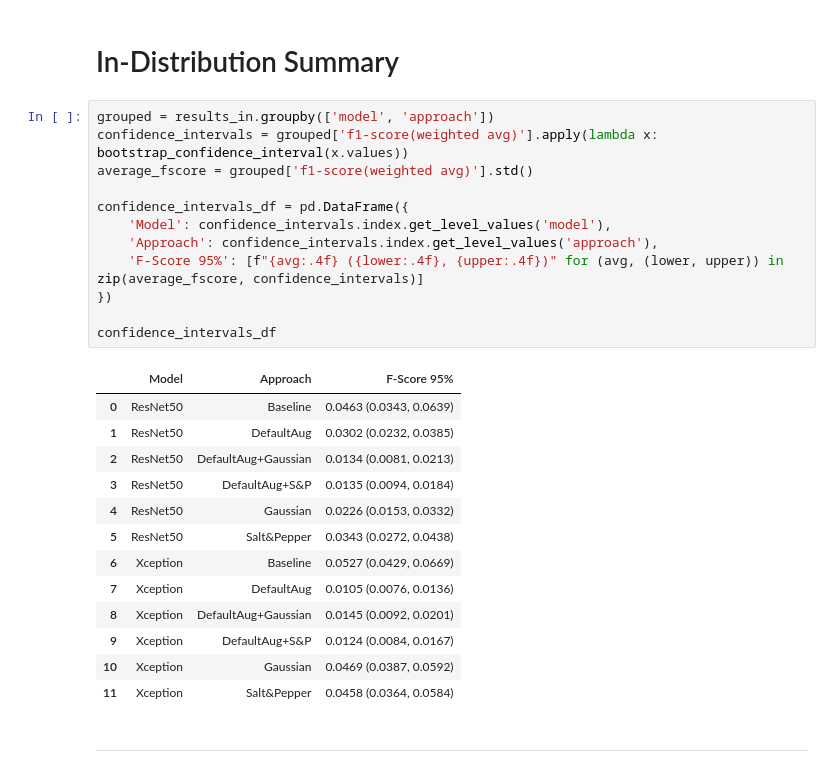
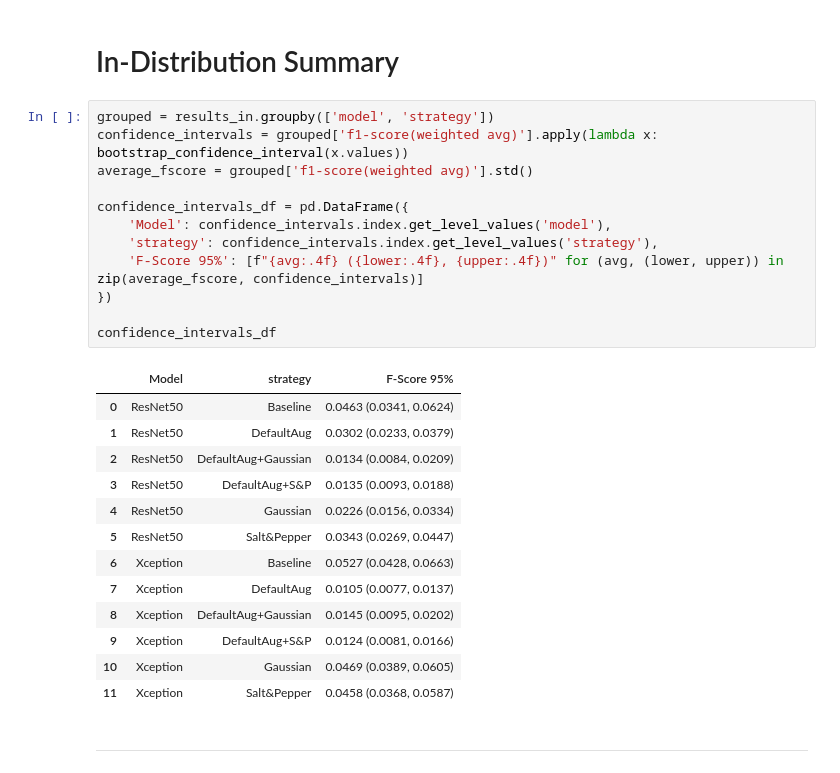
Before and after one commit to vmberto/ni-experiments, a Jupyter notebook: notebooks/aggregate_id_ood.ipynb, the cells around one changed output. Saved outputs shown, nothing was run; the diff lists cells and outputs as text.

Commit message:
approach => strategy

```diff
--- a/notebooks/aggregate_id_ood.ipynb
+++ b/notebooks/aggregate_id_ood.ipynb
@@ -92,31 +92,31 @@ def bootstrap_confidence_interval(data, num_samples=1000, ci=0.95):
 # %% [markdown]
 # In-Distribution Summary
 # %%
-grouped = results_in.groupby(['model', 'approach'])
+grouped = results_in.groupby(['model', 'strategy'])
 confidence_intervals = grouped['f1-score(weighted avg)'].apply(lambda x: bootstrap_confidence_interval(x.values))
 average_fscore = grouped['f1-score(weighted avg)'].std()
 
 confidence_intervals_df = pd.DataFrame({
     'Model': confidence_intervals.index.get_level_values('model'),
-    'Approach': confidence_intervals.index.get_level_values('approach'),
+    'strategy': confidence_intervals.index.get_level_values('strategy'),
     'F-Score 95%': [f"{avg:.4f} ({lower:.4f}, {upper:.4f})" for (avg, (lower, upper)) in zip(average_fscore, confidence_intervals)]
 })
 
 confidence_intervals_df
 # %% [output]
-|  | Model | Approach | F-Score 95% |
-| 0 | ResNet50 | Baseline | 0.0463 (0.0343, 0.0639) |
-| 1 | ResNet50 | DefaultAug | 0.0302 (0.0232, 0.0385) |
-| 2 | ResNet50 | DefaultAug+Gaussian | 0.0134 (0.0081, 0.0213) |
-| 3 | ResNet50 | DefaultAug+S&P | 0.0135 (0.0094, 0.0184) |
-| 4 | ResNet50 | Gaussian | 0.0226 (0.0153, 0.0332) |
-| 5 | ResNet50 | Salt&Pepper | 0.0343 (0.0272, 0.0438) |
-| 6 | Xception | Baseline | 0.0527 (0.0429, 0.0669) |
-| 7 | Xception | DefaultAug | 0.0105 (0.0076, 0.0136) |
-| 8 | Xception | DefaultAug+Gaussian | 0.0145 (0.0092, 0.0201) |
-| 9 | Xception | DefaultAug+S&P | 0.0124 (0.0084, 0.0167) |
-| 10 | Xception | Gaussian | 0.0469 (0.0387, 0.0592) |
-| 11 | Xception | Salt&Pepper | 0.0458 (0.0364, 0.0584) |
+|  | Model | strategy | F-Score 95% |
+| 0 | ResNet50 | Baseline | 0.0463 (0.0341, 0.0624) |
+| 1 | ResNet50 | DefaultAug | 0.0302 (0.0233, 0.0379) |
+| 2 | ResNet50 | DefaultAug+Gaussian | 0.0134 (0.0084, 0.0209) |
+| 3 | ResNet50 | DefaultAug+S&P | 0.0135 (0.0093, 0.0188) |
+| 4 | ResNet50 | Gaussian | 0.0226 (0.0156, 0.0334) |
+| 5 | ResNet50 | Salt&Pepper | 0.0343 (0.0269, 0.0447) |
+| 6 | Xception | Baseline | 0.0527 (0.0428, 0.0663) |
+| 7 | Xception | DefaultAug | 0.0105 (0.0077, 0.0137) |
+| 8 | Xception | DefaultAug+Gaussian | 0.0145 (0.0095, 0.0202) |
+| 9 | Xception | DefaultAug+S&P | 0.0124 (0.0081, 0.0166) |
+| 10 | Xception | Gaussian | 0.0469 (0.0389, 0.0605) |
+| 11 | Xception | Salt&Pepper | 0.0458 (0.0368, 0.0587) |
 # %% [markdown]
 -------
 # %% [markdown]
```
Also changed, not shown: parts of 3 cells of this notebook, 3 other files.
